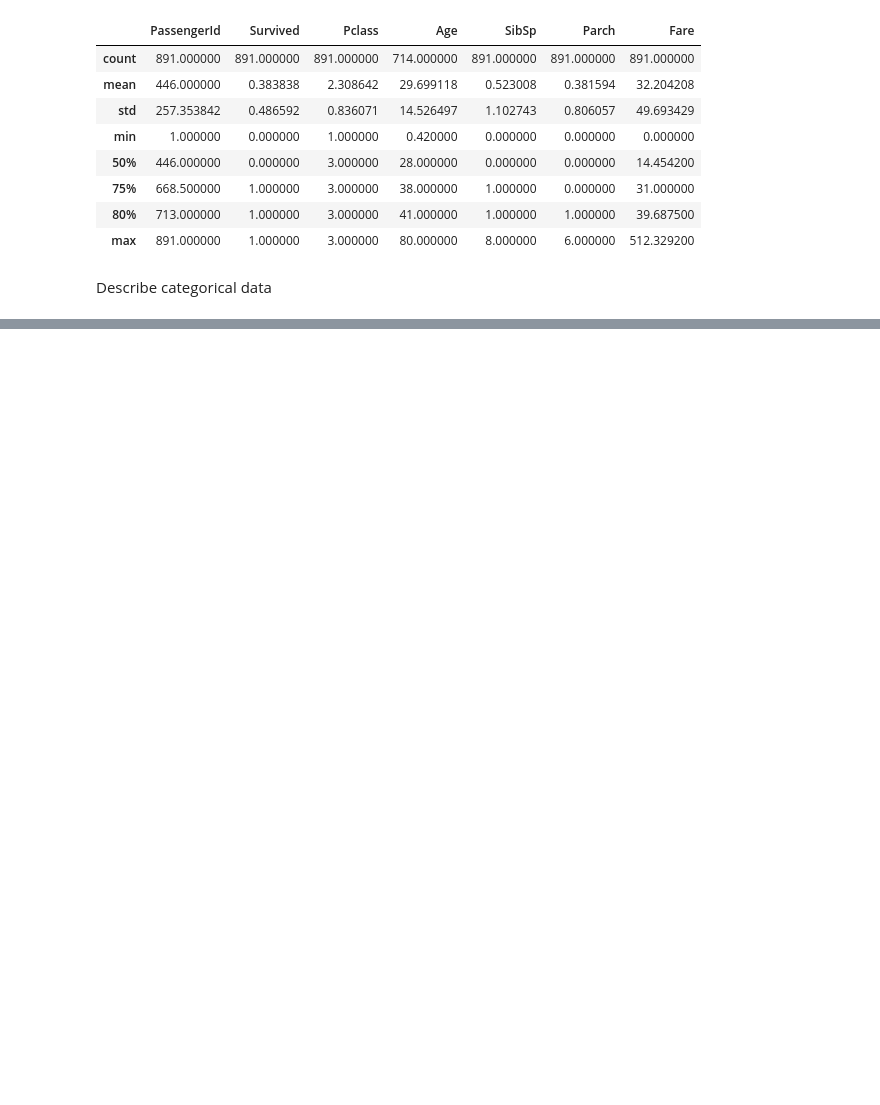
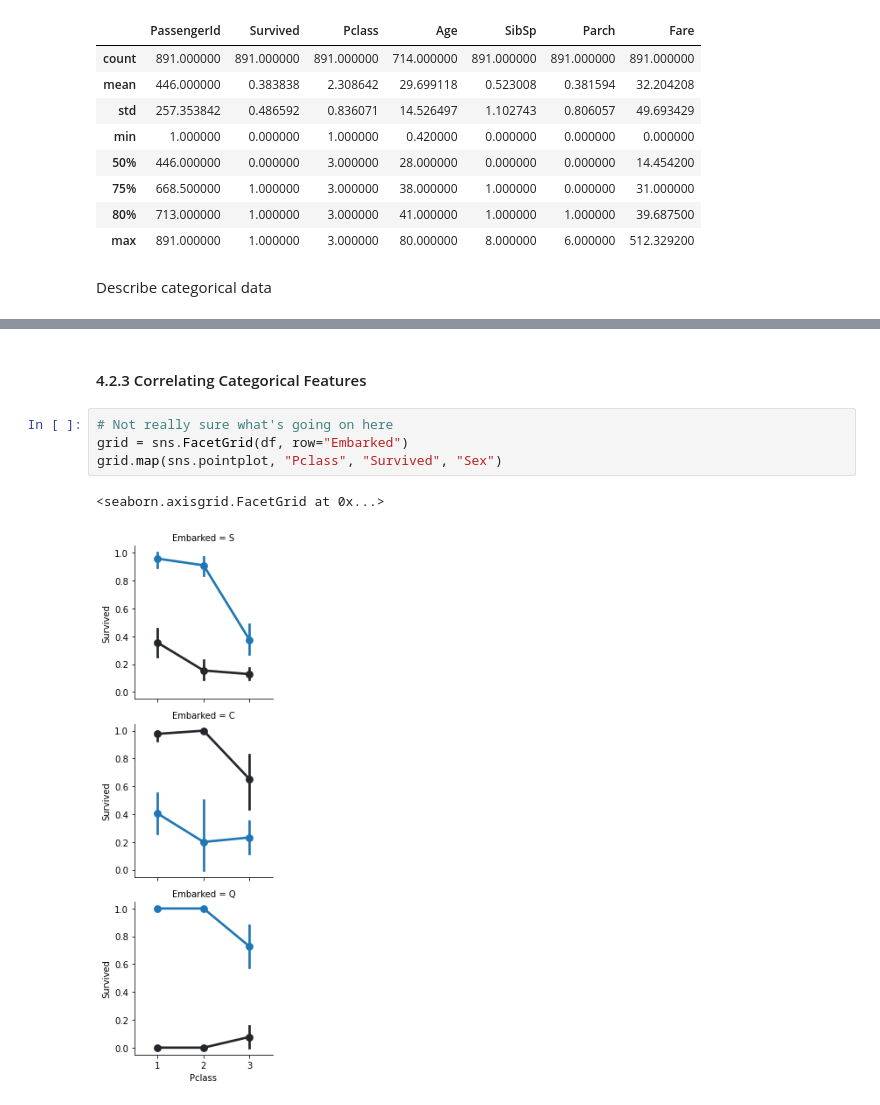
Before and after one commit to evanmahony/kaggleTemplate, a Jupyter notebook: src/notebooks/eda.ipynb, the cells around one changed output, grey strips where cells are left out. Cells and saved outputs as stored; diff of their text form; blank space fills up the shorter version.

```diff
--- a/src/notebooks/eda.ipynb
+++ b/src/notebooks/eda.ipynb
@@ -147,0 +326,9 @@ Assunptions based on data analysis
+# %% [markdown]
+#### 4.2.3 Correlating Categorical Features
+# %%
+# Not really sure what's going on here
+grid = sns.FacetGrid(df, row="Embarked")
+grid.map(sns.pointplot, "Pclass", "Survived", "Sex")
+# %% [output]
+<seaborn.axisgrid.FacetGrid at 0x...>
+[figure, added]
```
Also changed, not shown: parts of 38 cells of this notebook, 1 other file.
